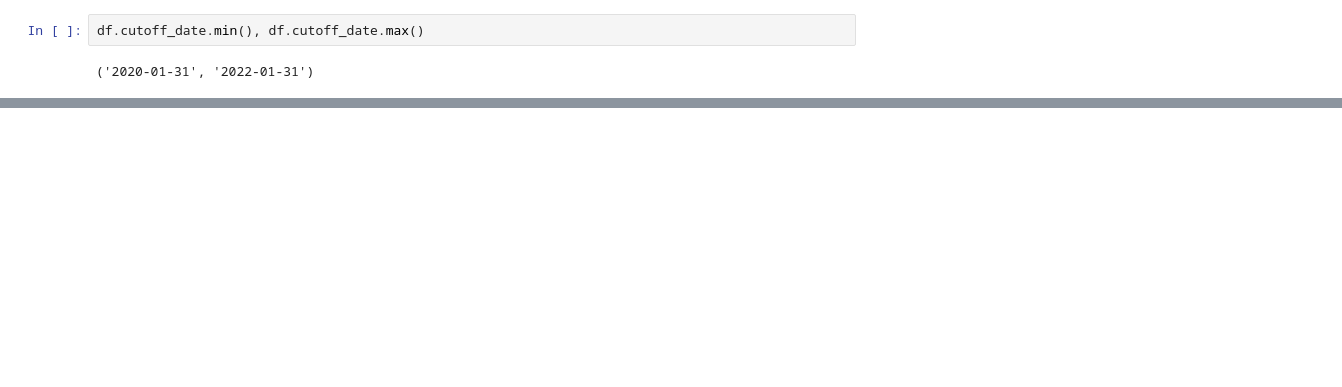
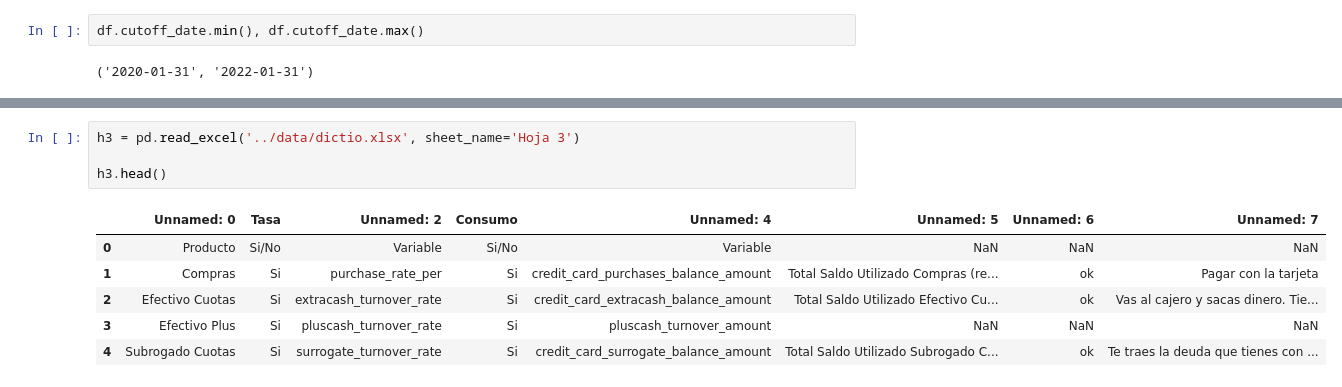
Before and after one commit to YonatanRA/dynamic_pricing, a Jupyter notebook: notebooks/lectura_data.ipynb, the cells around one changed output, grey strips where cells are left out. Cells and saved outputs as stored; diff of their text form; blank space fills up the shorter version.

Commit message:
lectura data

```diff
--- a/notebooks/lectura_csv_bbva.ipynb
+++ b/notebooks/lectura_data.ipynb
@@ -49,0 +83,11 @@ df.cutoff_date.min(), df.cutoff_date.max()
+# %%
+h3 = pd.read_excel('../data/dictio.xlsx', sheet_name='Hoja 3')
+
+h3.head()
+# %% [output]
+|  | Unnamed: 0 | Tasa | Unnamed: 2 | Consumo | Unnamed: 4 | Unnamed: 5 | Unnamed: 6 | Unnamed: 7 |
+| 0 | Producto | Si/No | Variable | Si/No | Variable | NaN | NaN | NaN |
+| 1 | Compras | Si | purchase_rate_per | Si | credit_card_purchases_balance_amount | Total Saldo Utilizado Compras (re... | ok | Pagar con la tarjeta |
+| 2 | Efectivo Cuotas | Si | extracash_turnover_rate | Si | credit_card_extracash_balance_amount | Total Saldo Utilizado Efectivo Cu... | ok | Vas al cajero y sacas dinero. Tie... |
+| 3 | Efectivo Plus | Si | pluscash_turnover_rate | Si | pluscash_turnover_amount | NaN | NaN | NaN |
+| 4 | Subrogado Cuotas | Si | surrogate_turnover_rate | Si | credit_card_surrogate_balance_amount | Total Saldo Utilizado Subrogado C... | ok | Te traes la deuda que tienes con ... |
```
Also changed, not shown: parts of 10 cells of this notebook.
